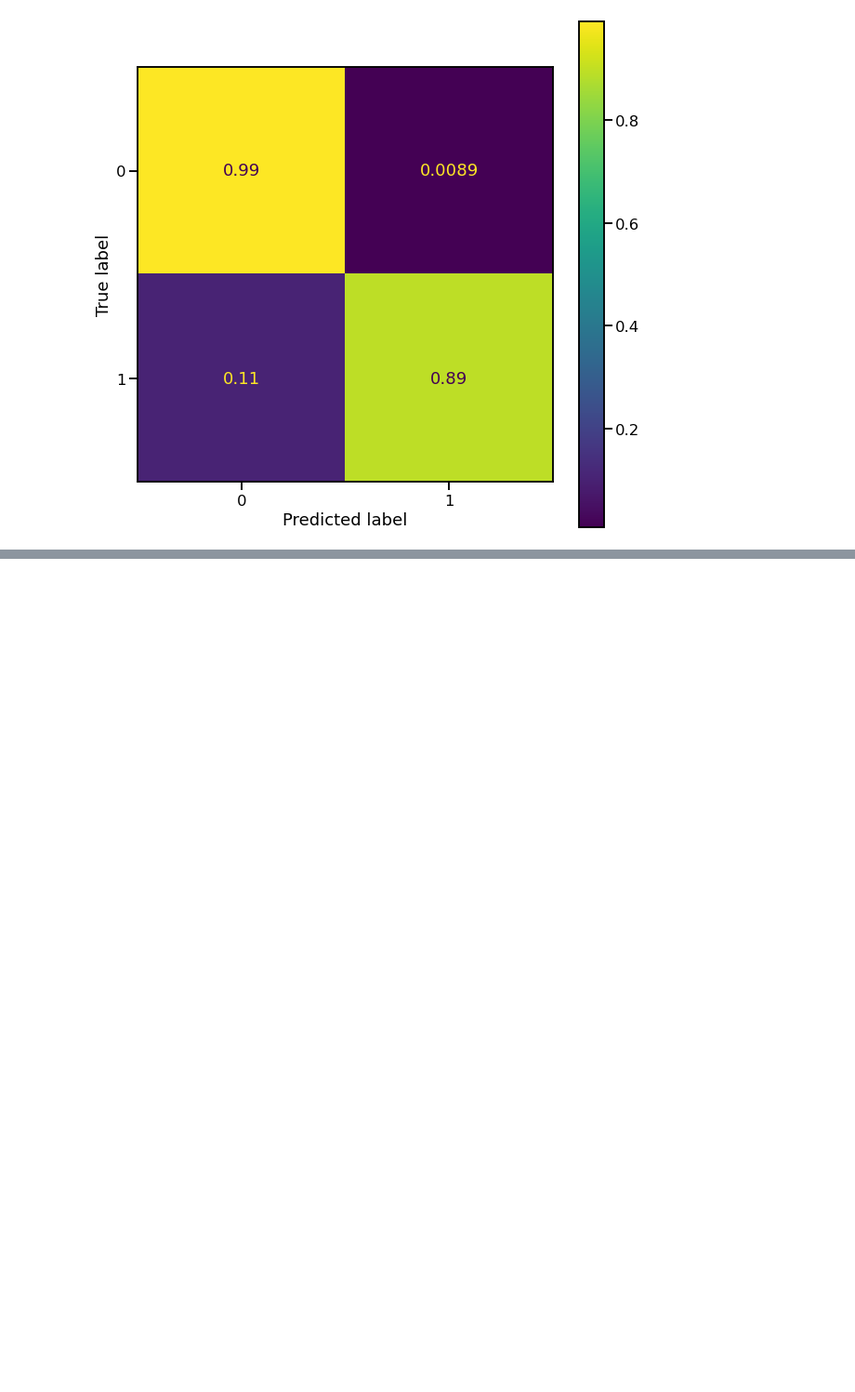
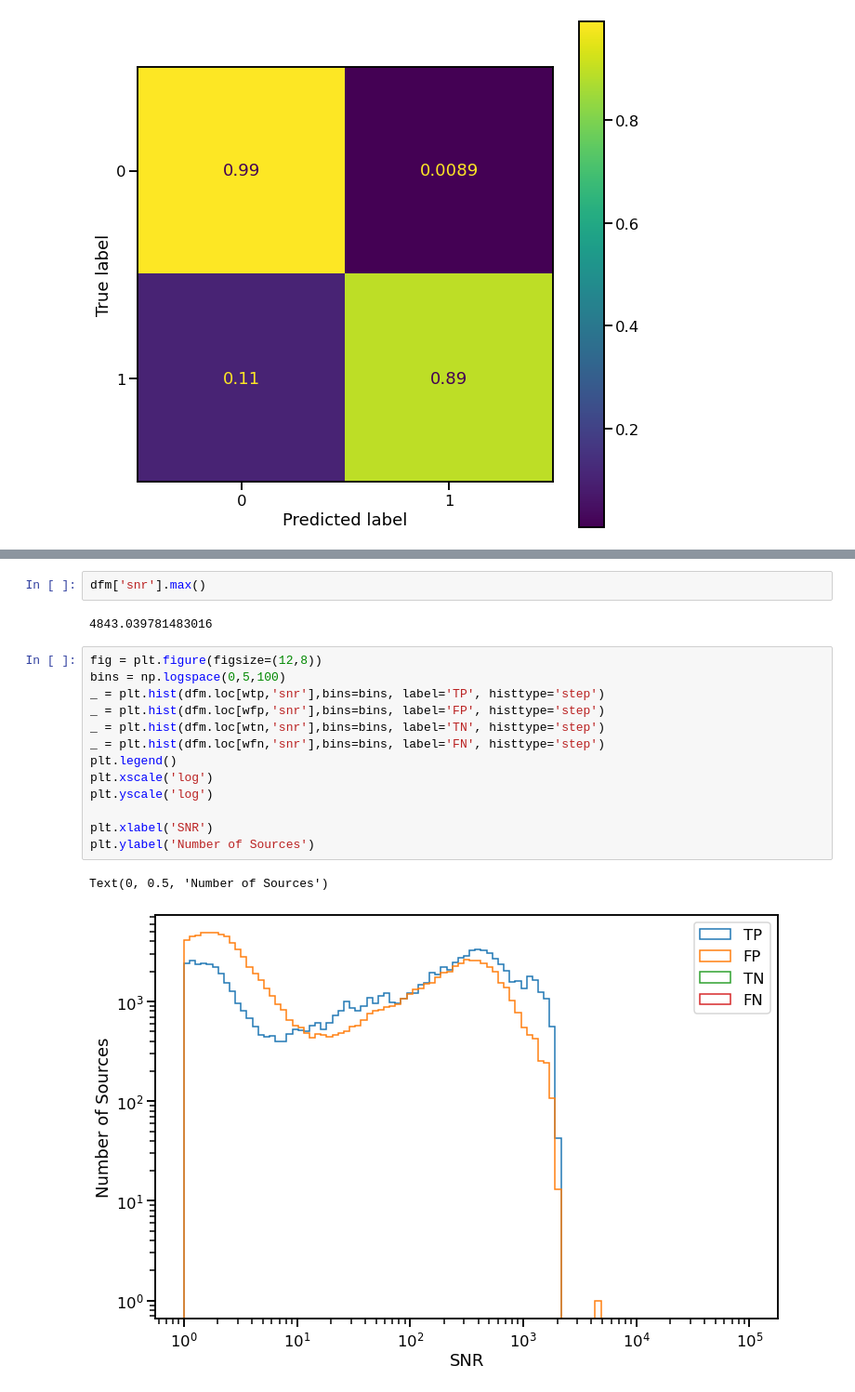
Before and after one commit to lsst-dm/ap_pipe-notebooks, a Jupyter notebook: notebooks/PREOPS-559_DC2_DIASource_Match.ipynb, the cells around one changed output, grey strips where cells are left out. Shown at 93% size. Saved outputs shown, nothing was run; the diff lists cells and outputs as text; blank space fills up the shorter version.

```diff
--- a/notebooks/PREOPS-559_DC2_DIASource_Match.ipynb
+++ b/notebooks/PREOPS-559_DC2_DIASource_Match.ipynb
@@ -554,0 +590,20 @@ disp.plot(ax=ax)
+# %%
+dfm['snr'].max()
+# %% [output]
+4843.039781483016
+# %%
+fig = plt.figure(figsize=(12,8))
+bins = np.logspace(0,5,100)
+_ = plt.hist(dfm.loc[wtp,'snr'],bins=bins, label='TP', histtype='step')
+_ = plt.hist(dfm.loc[wfp,'snr'],bins=bins, label='FP', histtype='step')
+_ = plt.hist(dfm.loc[wtn,'snr'],bins=bins, label='TN', histtype='step')
+_ = plt.hist(dfm.loc[wfn,'snr'],bins=bins, label='FN', histtype='step')
+plt.legend()
+plt.xscale('log')
+plt.yscale('log')
+
+plt.xlabel('SNR')
+plt.ylabel('Number of Sources')
+# %% [output]
+Text(0, 0.5, 'Number of Sources')
+[figure, added]
```
Also changed, not shown: parts of 11 cells of this notebook.
